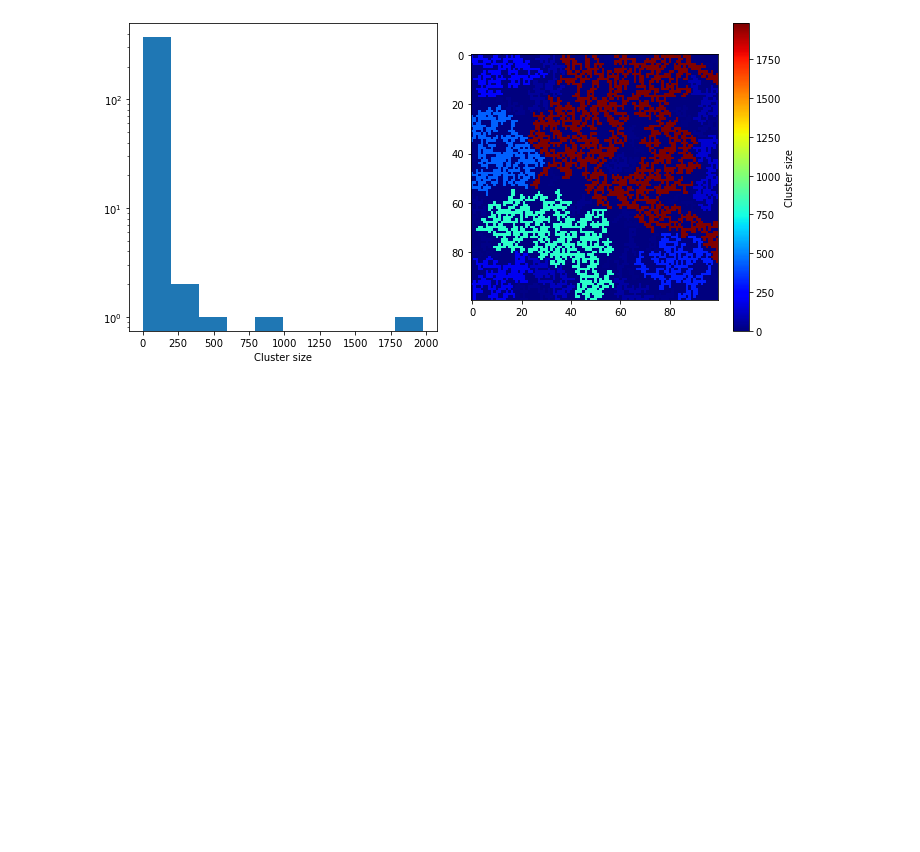
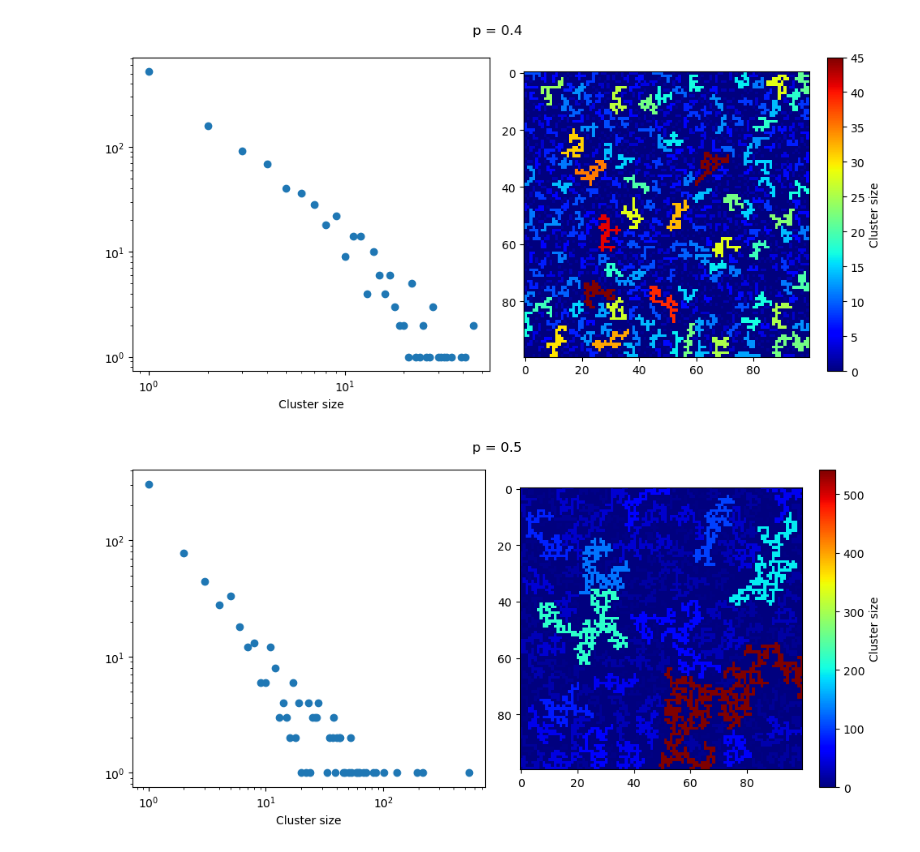
Before and after one commit to SSBNS/Complex_physics_SSBNS, a Jupyter notebook: Percolation.ipynb, the cells around one changed output. Saved outputs shown, nothing was run; the diff lists cells and outputs as text; code cells hidden in the pictures; blank space fills up the shorter version.

```diff
--- a/Percolation.ipynb
+++ b/Percolation.ipynb
@@ -53,11 +95,29 @@ cluster_to_bins = np.repeat(cluster_size,cluster_size_count)
+# %%
+p=0.59
+N_site = 100
+sizes,sizes_number,size_grid = percolation(p,N_site)
+size_axis=np.arange(1,int(max(sizes)+1))
 # %%
-fig,(ax1,ax2)=plt.subplots(1,2,figsize=(10,5))
+random.seed(7007)
+p_list = [0.4,0.5,0.55,0.59,0.6,0.67]
+size_minus_mean_list = []
+for ii,p in enumerate(p_list):
+    N_site = 100
+    sizes,sizes_number,size_grid = percolation(p,N_site)
+    size_axis=np.arange(1,int(max(sizes)+1))
+    fig,(ax1,ax2)=plt.subplots(1,2,figsize=(10,5))
 
-ax1.hist(cluster_to_bins,log=True)
-ax1.set_xlabel("Cluster size")
-color = ax2.imshow(test_grid[1:-1,1:-1],cmap="jet",interpolation="none",aspect="equal")
-fig.colorbar(color,ax=ax2,label="Cluster size")
-fig.tight_layout()
-plt.show()
+    ax1.scatter(size_axis,sizes_number)
+    ax1.loglog()
+    ax1.set_xlabel("Cluster size")
+    color = ax2.imshow(size_grid,cmap="jet",interpolation="none",aspect="equal")
+    fig.colorbar(color,ax=ax2,label="Cluster size")
+    fig.suptitle("p = "+str(p))
+    fig.tight_layout()
+    plt.show()
+
+    size_minus_mean = max(sizes)-np.mean(sizes)
+    size_minus_mean_list.append(size_minus_mean/(N_site)**2)
 # %% [output]
-[figure, old version]
+[figure, new version]
+[figure, added]
```
Also changed, not shown: parts of 8 cells of this notebook, 1 other file.
